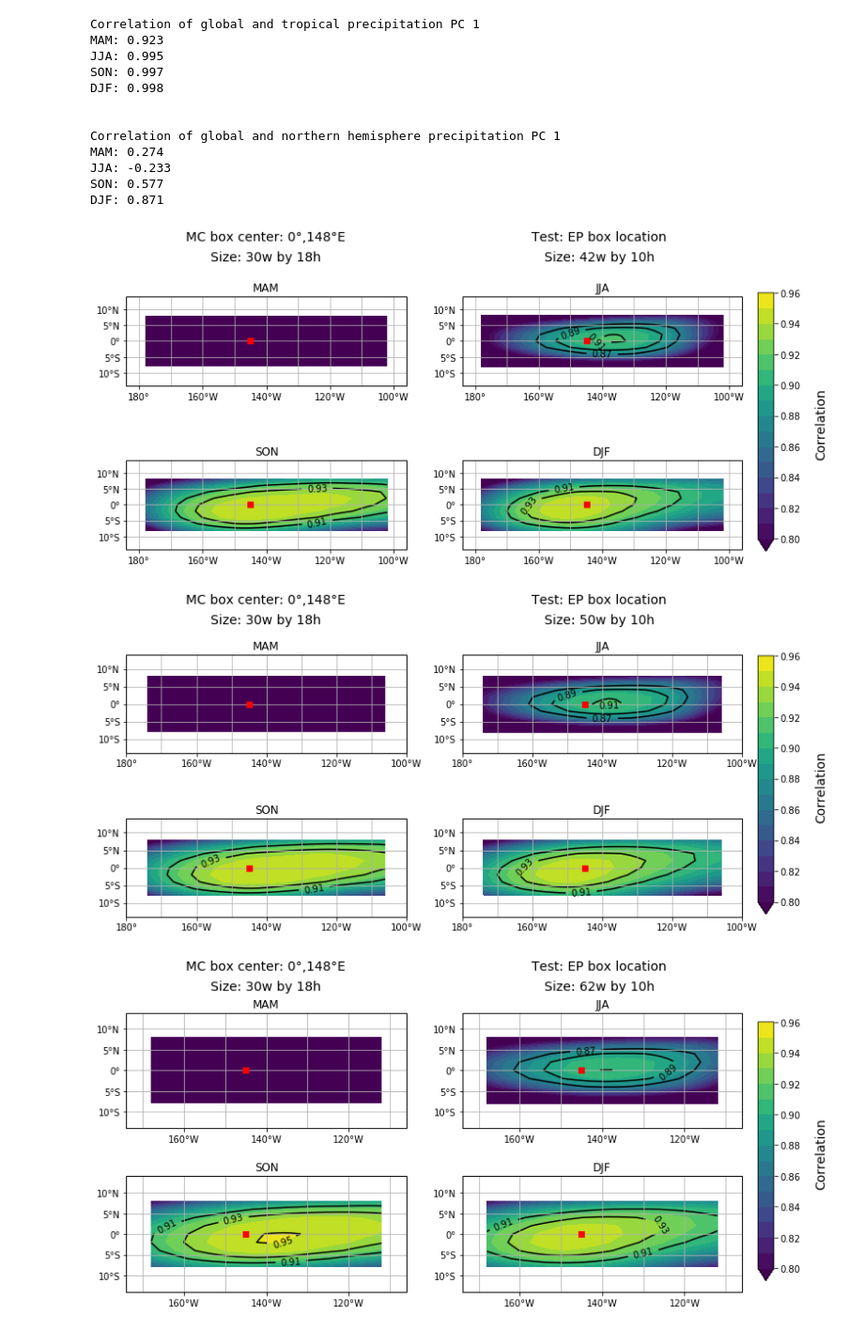
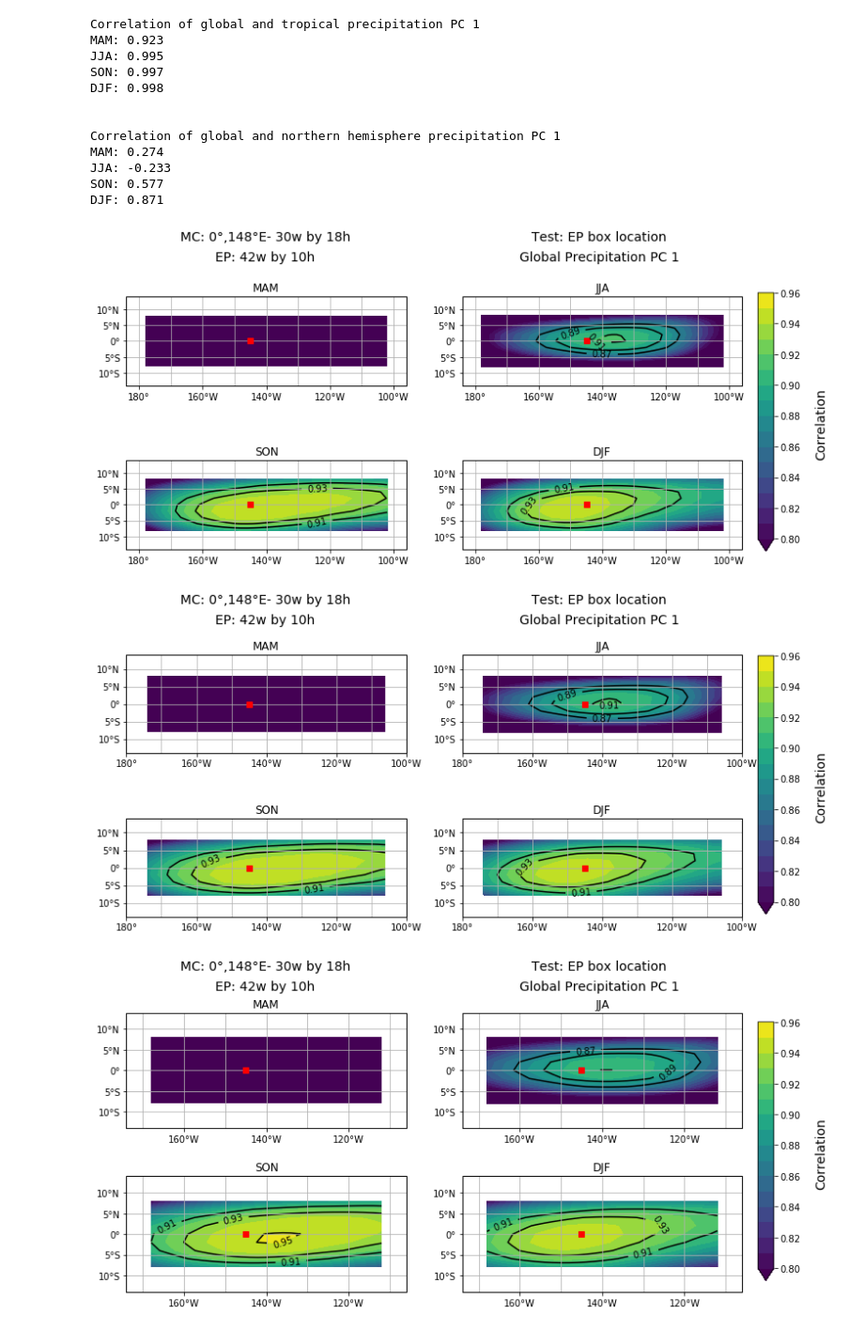
Before and after one commit to smeyer71/ENSO_research, a Jupyter notebook: NDI options search/NDI_options_search.ipynb, the cells around one changed output. Shown at 94% size. Saved outputs shown, nothing was run; the diff lists cells and outputs as text; code cells hidden in the pictures.

```diff
--- a/NDI options search methods/NDI_options_search.ipynb
+++ b/NDI options search/NDI_options_search.ipynb
@@ -1354,9 +1370,9 @@ for pc_type in range(3):
     would be 5°S-5°N, 165°-175°E since grid spacing is 2° by 2° for ERSST
     with centered grid points.
 
-    Looking for regions with strong negative correlations to look
+    Looking for regions with strong negative correlations to look for
     MC box options that have the opposite sign of EP box (and hence will
-    add information to the Niño 3.4 SST box.
+    add information to the Niño 3.4 SST box).
 '''
 
 mcreg_size_latr = SSTll.latr(25,-25)
@@ -1583,10 +1599,14 @@ mcw = [14,4,4]
 
 cbarticks = np.round(np.arange(0.8,0.97,0.01),2)
 
-title_mcbox = ['MC box center: 0°,148°E','MC box center: 4°S,148°E','MC box center: 4°N,126°E']
-title_mcbox_dim = ['Size: 30w by 18h','Size: 10w by 10h','Size: 10w by 10h']
+title_mcbox = ['MC: 0°,148°E- 30w by 18h',
+               'MC: 4°S,148°E- 10w by 10h',
+               'MC: 4°N,126°E- 10w by 10h']
+
 title_epbox = 'Test: EP box location'
-title_epbox_dim = ['Size: 42w by 10h','Size: 50w by 10h','Size: 62w by 10h']
+title_epbox_dim = ['EP: 42w by 10h','EP: 50w by 10h','EP: 62w by 10h']
+title_pc = 'Global Precipitation PC 1'
+
 
 season_name = ['MAM','JJA','SON','DJF']
 '''
@@ -1707,37 +1727,38 @@ for mcbox in range(3):
             #finding out cmin and cmax are for
             #each season
             c_no_nan = c[~np.isnan(c)]
             cmin = np.min(c_no_nan)
             cmax = np.max(c_no_nan)
             #only interested in plotting contours for the boxes
             #that have values that fit within colorbar range
             if cmax <= cbarticks[7]:
                 ctr = ax.contour(lon2d,lat2d,c,cbarticks,
                                 transform=ccrs.PlateCarree())
             else:
                 cmax = np.round(cmax,2)
                 idx = int(np.where(cbarticks==cmax)[0])
                 ctr = ax.contour(lon2d,lat2d,c,cbarticks[idx-4:idx+2:2],
                                  colors='k',linestyles='solid',
                                  transform=ccrs.PlateCarree())
                 ax.clabel(ctr,cbarticks[idx-4:idx+2:2],inline=True,colors='k',fmt='%.2f')
 
             plt.title(season_name[season])
 
         cbar_ax = fig.add_axes([0.92, 0.18, 0.02, 0.65]) #input: left, bottom, width, height
         cbar = fig.colorbar(shading, cax=cbar_ax, shrink = 0.8)
         cbarlabel = fig.text(1, 0.5, 'Correlation', ha='center',
                          va='center',rotation='vertical', fontsize = 14)
 
+
         header_mc = fig.text(0.3,0.97,title_mcbox[mcbox],
                              ha='center', va='center',fontsize = 14)
-        header2_mc = fig.text(0.3,0.92,title_mcbox_dim[mcbox],
+        header_ep = fig.text(0.3,0.92,title_epbox_dim[mcbox],
                               ha='center',va='center',fontsize=14)
-        header_ep = fig.text(0.72,0.97,title_epbox,
+        header2_ep = fig.text(0.72,0.97,title_epbox,
                              ha='center',va='center',fontsize=14)
-        header2_ep = fig.text(0.72,0.92,title_epbox_dim[epboxsize],
-                              ha='center',va='center',fontsize=14)
+        header_pc = fig.text(0.72,0.92,title_pc,
+                             ha='center',va='center',fontsize=14)
 # %% [output]
-[figure, old version]
+[figure, new version]
-[figure, old version]
+[figure, new version]
-[figure, old version]
+[figure, new version]
```
Also changed, not shown: parts of 34 cells of this notebook.
